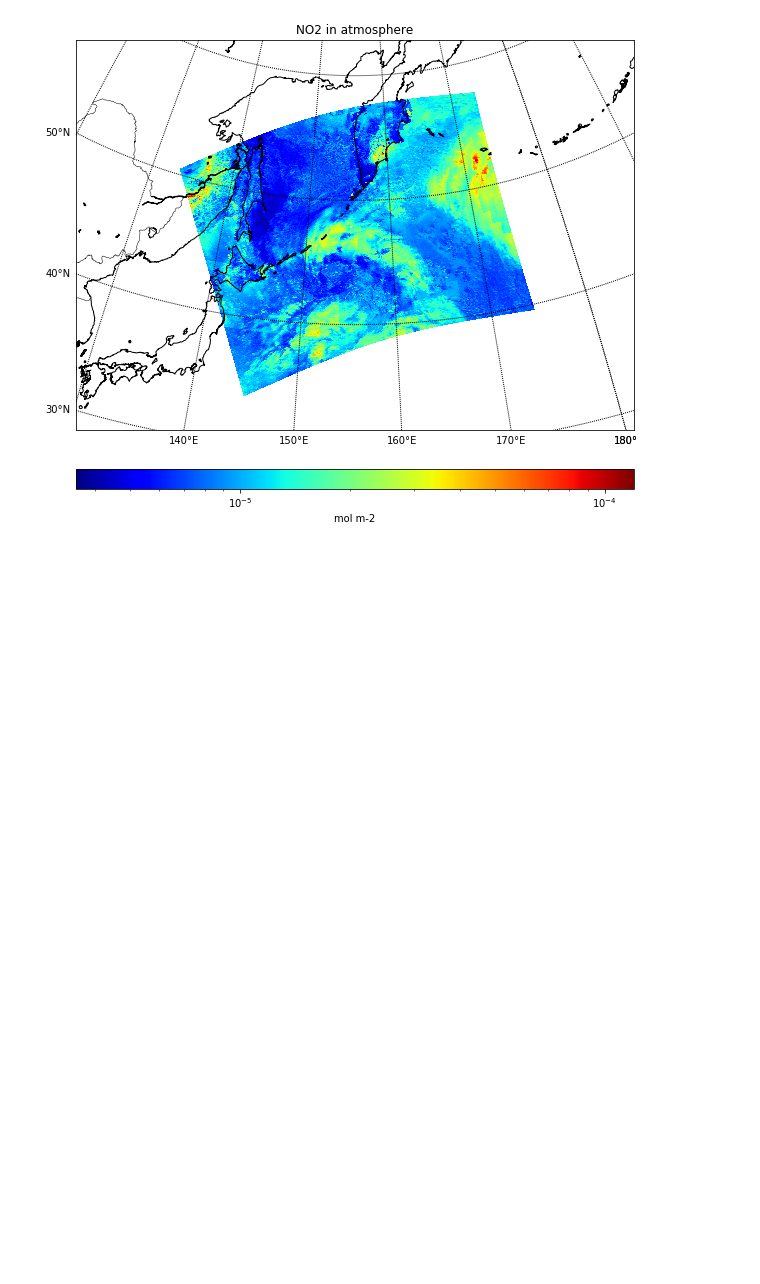
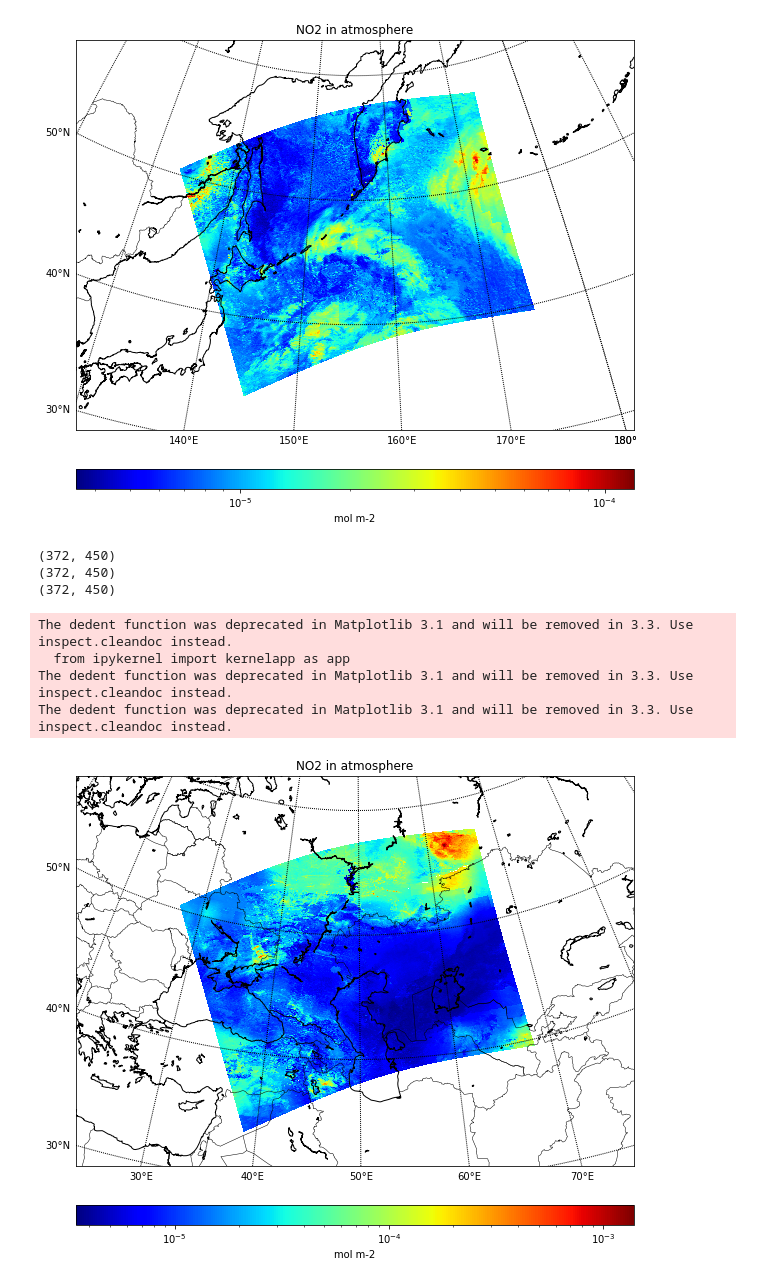
Before and after one commit to Twon99/Air-pollution-hot-spots-detection, a Jupyter notebook: sentinal-5p data.ipynb, the cells around one changed output. Saved outputs shown, nothing was run; the diff lists cells and outputs as text; code cells hidden in the pictures; blank space fills up the shorter version.

```diff
--- a/sentinal-5p data.ipynb
+++ b/sentinal-5p data.ipynb
@@ -81,3 +81,50 @@ The dedent function was deprecated in Matplotlib 3.1 and will be removed in 3.3.
 The dedent function was deprecated in Matplotlib 3.1 and will be removed in 3.3. Use inspect.cleandoc instead.
 The dedent function was deprecated in Matplotlib 3.1 and will be removed in 3.3. Use inspect.cleandoc instead.
 [figure]
+# %%
+fh = Dataset('S5P_NRTI_L2__NO2____20200120T093108_20200120T093608_11761_01_010302_20200120T114020.nc','r')
+lons = fh.groups['PRODUCT'].variables['longitude'][:][0,:,:]
+lats = fh.groups['PRODUCT'].variables['latitude'][:][0,:,:]
+no2 = fh.groups['PRODUCT'].variables['nitrogendioxide_tropospheric_column_precision'][0,:,:]
+print (lons.shape)
+print (lats.shape)
+print (no2.shape)
+
+no2_units = fh.groups['PRODUCT'].variables['nitrogendioxide_tropospheric_column_precision'].units
+lon_0 = lons.mean()
+lat_0 = lats.mean()
+
+m = Basemap(width=5000000,height=3500000,
+            resolution='i',projection='stere',\
+            lat_ts=40,lat_0=lat_0,lon_0=lon_0)
+
+xi, yi = m(lons, lats)
+
+# Plot Data
+cs = m.pcolor(xi,yi,np.squeeze(no2),norm=LogNorm(), cmap='jet')
+
+# Add Grid Lines
+m.drawparallels(np.arange(-80., 81., 10.), labels=[1,0,0,0], fontsize=10)
+m.drawmeridians(np.arange(-180., 181., 10.), labels=[0,0,0,1], fontsize=10)
+
+# Add Coastlines, States, and Country Boundaries
+m.drawcoastlines()
+m.drawstates()
+m.drawcountries()
+
+# Add Colorbar
+cbar = m.colorbar(cs, location='bottom', pad="10%")
+cbar.set_label(no2_units)
+
+# Add Title
+plt.title('NO2 in atmosphere')
+plt.show()
+# %% [output]
+(372, 450)
+(372, 450)
+(372, 450)
+The dedent function was deprecated in Matplotlib 3.1 and will be removed in 3.3. Use inspect.cleandoc instead.
+  from ipykernel import kernelapp as app
+The dedent function was deprecated in Matplotlib 3.1 and will be removed in 3.3. Use inspect.cleandoc instead.
+The dedent function was deprecated in Matplotlib 3.1 and will be removed in 3.3. Use inspect.cleandoc instead.
+[figure, added]
```
